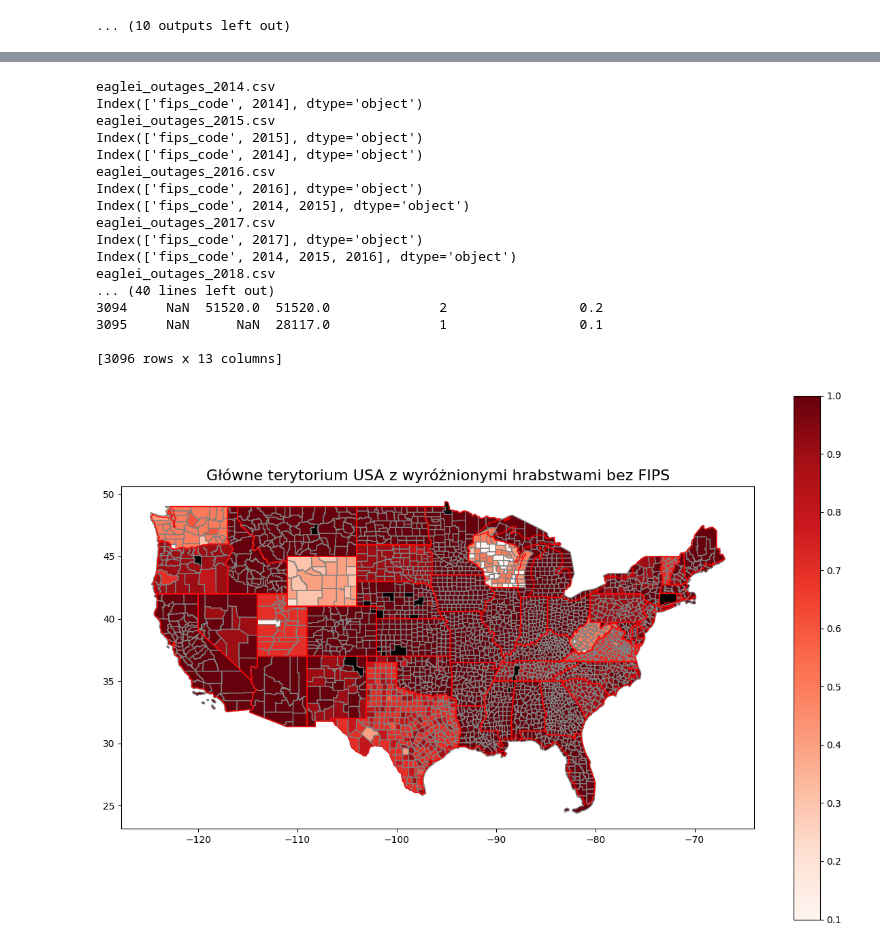
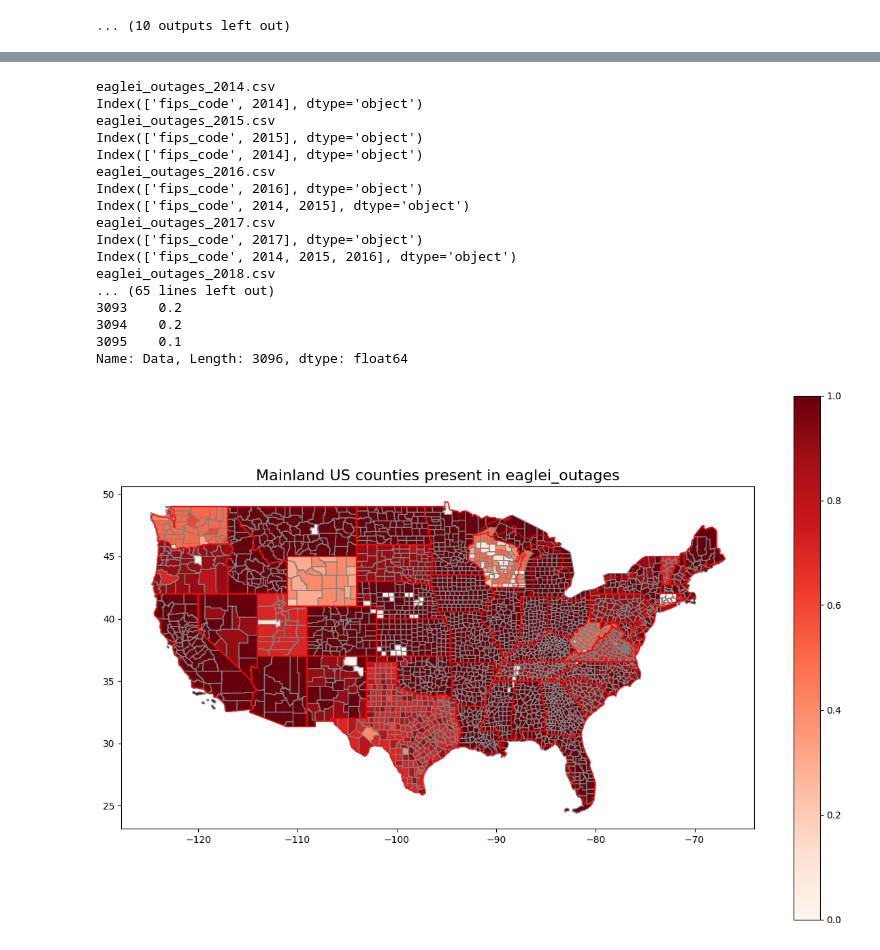
Before and after one commit to kwiatkowskaa/PowerOutage_Prediction, a Jupyter notebook: notebooks/01_data_preprocessing.ipynb, the cells around one changed output, grey strips where cells are left out. Drawn from its saved outputs; the diff is of its cells as text; code cells hidden in the pictures.

Commit message:
Changed missing county map

```diff
--- a/notebooks/01_data_preprocessing.ipynb
+++ b/notebooks/01_data_preprocessing.ipynb
@@ -180,7 +236,6 @@ def missingCountyMap(df):
     counties = gpd.read_file(shapefile_path)
     counties['GEOID'] = counties['GEOID'].astype(str)
 
-    # df['fips_code'] = df['fips_code'].astype(str).str.zfill(5)
 
     df.loc[:, 'fips_code']  = df['fips_code'].astype(str).str.zfill(5)
 
@@ -189,8 +244,13 @@ def missingCountyMap(df):
     fips_codes= fips_codes.astype(str)
     fips_codes = fips_codes.rename(columns={0 : "FIPS"})
     fips_codes['Data'] = df['normalized_non_nan']
+    print(fips_codes['Data'])
+
+    print(fips_codes['Data'])
+
+
     merged = counties.merge(fips_codes, left_on='GEOID', right_on='FIPS', how='left')
-    # merged['Data'] = merged['FIPS'].apply(lambda x: 0 if pd.isna(x) else 1)
+    merged['Data'] = merged['Data'].fillna(0)
 
     us_bounds = box(-125, 24, -66, 50)
 
@@ -204,22 +264,22 @@ def missingCountyMap(df):
 
     fig, ax = plt.subplots(1, 1, figsize=(15, 10))
 
-    nan_counties.plot(ax=ax, color="black", edgecolor="black", label="Brak FIPS")
 
-    non_nan_counties.plot(column='Data', ax=ax, cmap="Reds", legend=True,
-                        edgecolor="grey", missing_kwds={"color": "lightgrey"})
+    mainland_us.plot(column='Data', ax=ax, cmap="Reds", legend=True,
+                      edgecolor="grey", missing_kwds={"color": "lightgrey"})
 
-    mainland_states.boundary.plot(ax=ax, color='red', linewidth=1, label="Granice stanów")
+    # nan_counties.plot(ax=ax, color="black", edgecolor="black", label="No data in all years")
+
+    mainland_states.boundary.plot(ax=ax, color='red', linewidth=1, label="State's borders")
 
 
-    ax.set_title("Główne terytorium USA z wyróżnionymi hrabstwami bez FIPS", fontsize=16)
-    # ax.legend(["Brak FIPS"], fontsize=12)
+    ax.set_title("Mainland US counties present in eaglei_outages", fontsize=16)
 
     plt.show()
 
 
 
-def countyCount(year_start, year_end):
+def countyCountMAP(year_start, year_end):
     data_folder = '../data/eaglei_data/'
 
     years = range(year_start, year_end + 1)
@@ -260,25 +320,26 @@ def countyCount(year_start, year_end):
     combined_count['normalized_non_nan'] = combined_count['non_nan_count'] / num_columns_to_count
     print(combined_count)
     df = combined_count[['fips_code','normalized_non_nan']]
+    print(df['normalized_non_nan'].unique())
     missingCountyMap(df)
 # %%
-countyCount(2014,2023)
+countyCountMAP(2014,2023)
 # %% [output]
 eaglei_outages_2014.csv
 Index(['fips_code', 2014], dtype='object')
 eaglei_outages_2015.csv
 Index(['fips_code', 2015], dtype='object')
 Index(['fips_code', 2014], dtype='object')
 eaglei_outages_2016.csv
 Index(['fips_code', 2016], dtype='object')
 Index(['fips_code', 2014, 2015], dtype='object')
 eaglei_outages_2017.csv
 Index(['fips_code', 2017], dtype='object')
 Index(['fips_code', 2014, 2015, 2016], dtype='object')
 eaglei_outages_2018.csv
-... (40 lines left out)
-3094     NaN  51520.0  51520.0              2                 0.2
-3095     NaN      NaN  28117.0              1                 0.1
-
-[3096 rows x 13 columns]
+... (65 lines left out)
+3093    0.2
+3094    0.2
+3095    0.1
+Name: Data, Length: 3096, dtype: float64
-[figure, old version]
+[figure, new version]
```
Also changed, not shown: parts of 7 cells of this notebook.
